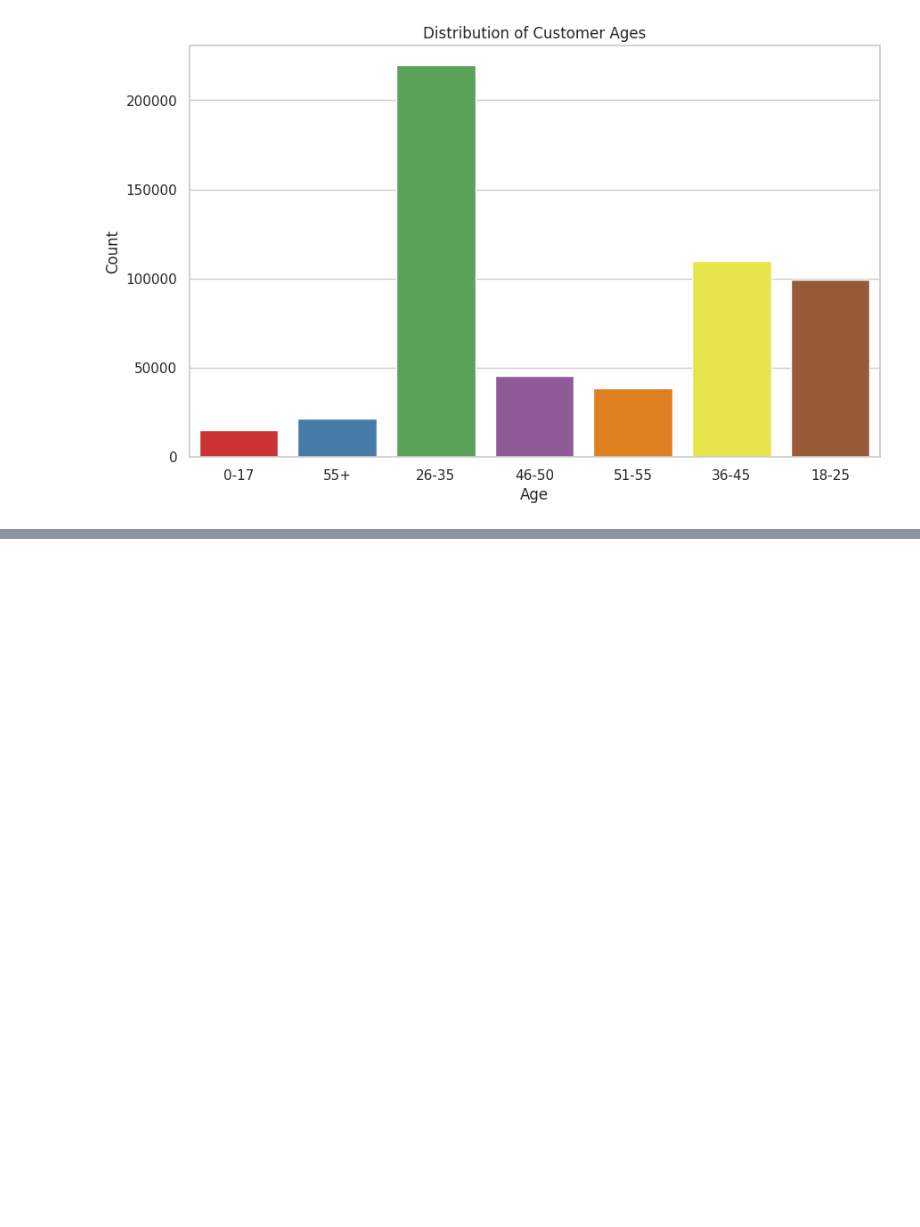
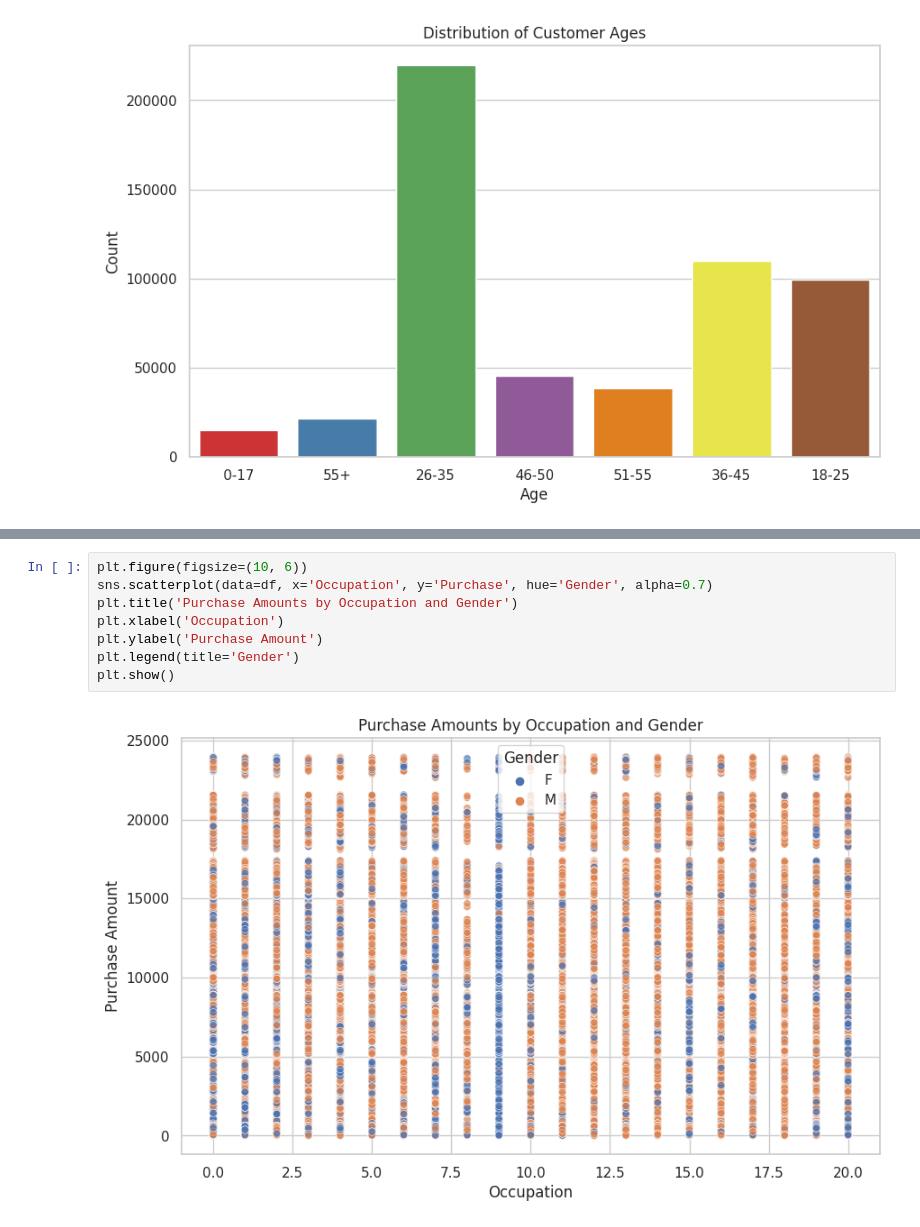
Before and after one commit to epanther/master, a Jupyter notebook: master-project-e&d.ipynb, the cells around one changed output, grey strips where cells are left out. Drawn from its saved outputs; the diff is of its cells as text; blank space fills up the shorter version.

```diff
--- a/master-project-e&d.ipynb
+++ b/master-project-e&d.ipynb
@@ -153,0 +170,10 @@ plt.show()
+# %%
+plt.figure(figsize=(10, 6))
+sns.scatterplot(data=df, x='Occupation', y='Purchase', hue='Gender', alpha=0.7)
+plt.title('Purchase Amounts by Occupation and Gender')
+plt.xlabel('Occupation')
+plt.ylabel('Purchase Amount')
+plt.legend(title='Gender')
+plt.show()
+# %% [output]
+[figure, added]
```
Also changed, not shown: parts of 4 cells of this notebook.
